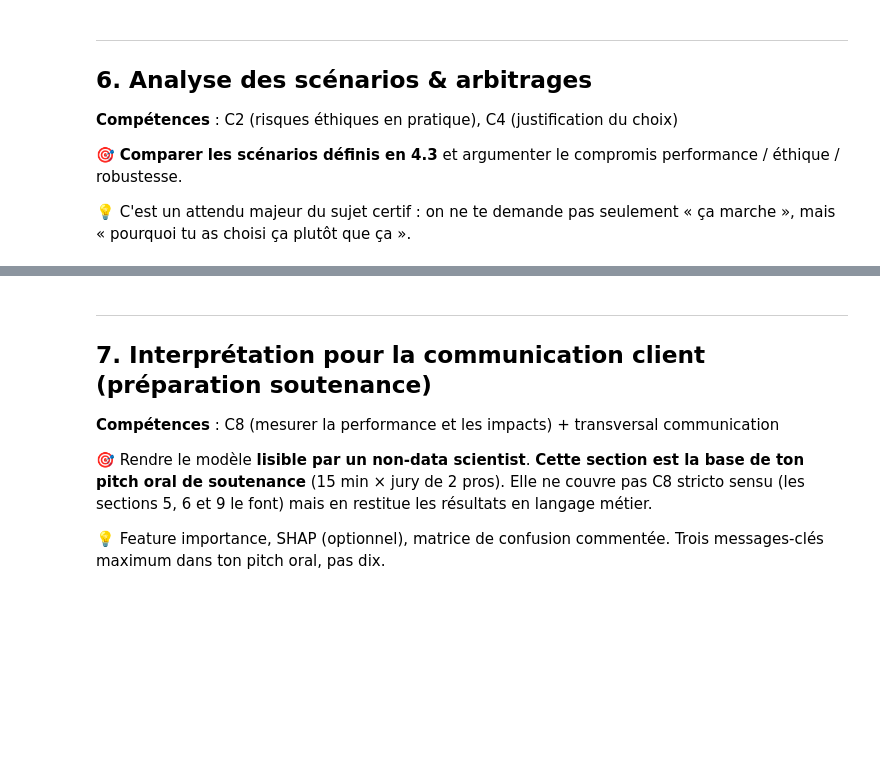
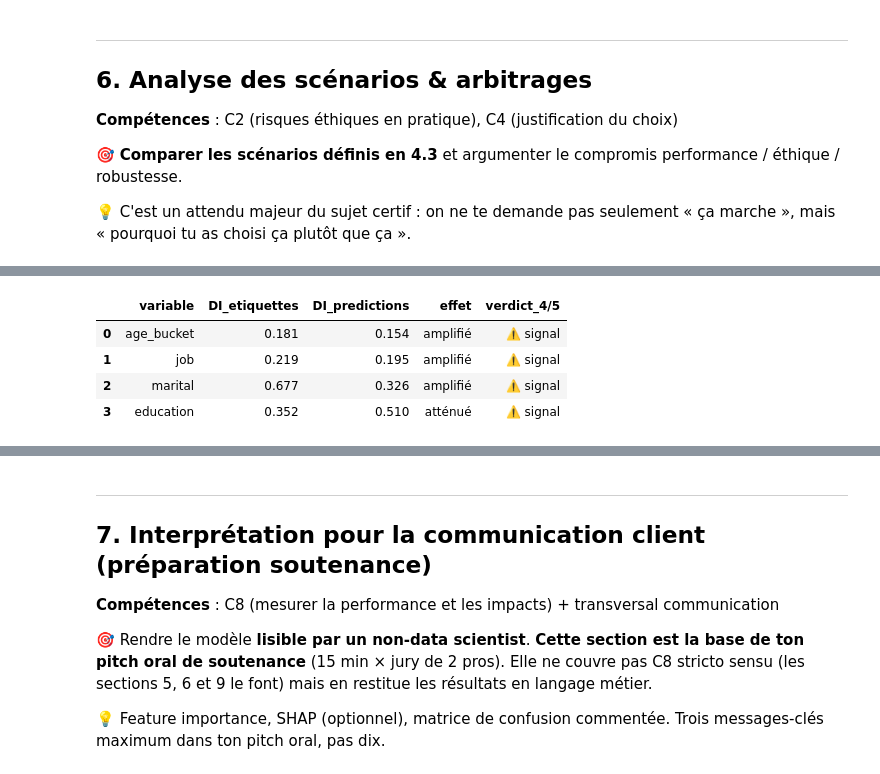
Before and after one commit to nawellepolin/cas-usage-certif-bank-marketing-nawelle, a Jupyter notebook: notebooks/M9_nawelle_bank_marketing.ipynb, the cells around one changed output, grey strips where cells are left out. Saved outputs shown, nothing was run; the diff lists cells and outputs as text; code cells hidden in the pictures; blank space fills up the shorter version.

```diff
--- a/notebooks/M9_nawelle_bank_marketing.ipynb
+++ b/notebooks/M9_nawelle_bank_marketing.ipynb
@@ -928,0 +960,22 @@ Le compromis qui a tranché : entre un modèle plus performant mais non déploya
+# %%
+di_rows = []
+for col in ["age_bucket", "job", "marital", "education"]:
+    sr_label = df_fe.groupby(col, observed=True)["y01"].mean()
+    di_label = sr_label.min() / sr_label.max()
+    sr_pred = eval_df.groupby(col, observed=True)["y_pred"].mean()
+    di_pred = sr_pred.min() / sr_pred.max()
+    di_rows.append({
+        "variable": col,
+        "DI_etiquettes": round(di_label, 3),
+        "DI_predictions": round(di_pred, 3),
+        "effet": "amplifié" if di_pred < di_label else "atténué",
+        "verdict_4/5": "⚠️ signal" if di_pred < 0.8 else "✅ ok",
+    })
+
+pd.DataFrame(di_rows)
+# %% [output]
+|  | variable | DI_etiquettes | DI_predictions | effet | verdict_4/5 |
+| 0 | age_bucket | 0.181 | 0.154 | amplifié | ⚠️ signal |
+| 1 | job | 0.219 | 0.195 | amplifié | ⚠️ signal |
+| 2 | marital | 0.677 | 0.326 | amplifié | ⚠️ signal |
+| 3 | education | 0.352 | 0.510 | atténué | ⚠️ signal |
```
Also changed, not shown: parts of 16 cells of this notebook, 3 other files.
